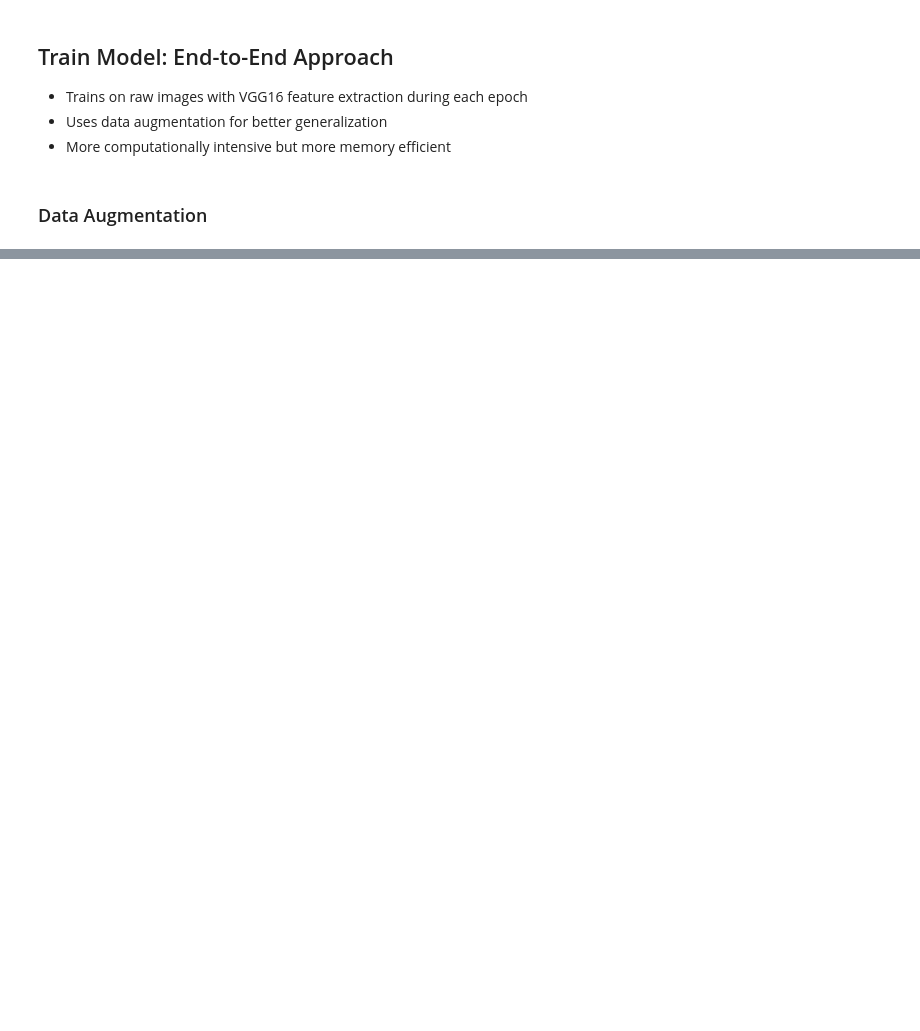
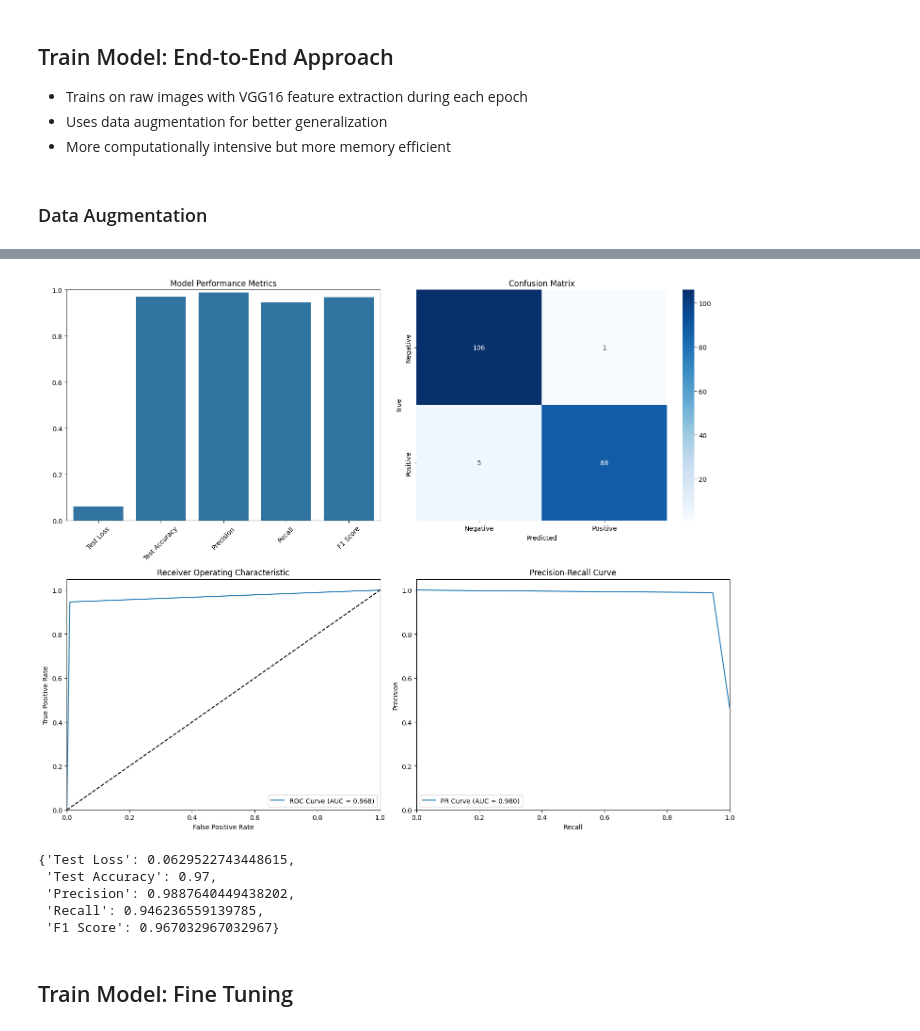
Before and after one commit to akatelync/ml-boilerplate, a Jupyter notebook: notebooks/cnn.ipynb, the cells around one changed output, grey strips where cells are left out. Cells and saved outputs as stored; diff of their text form; code cells hidden in the pictures; blank space fills up the shorter version.

```diff
--- a/notebooks/cnn.ipynb
+++ b/notebooks/cnn.ipynb
@@ -424,0 +490,11 @@ eval_metrics = evaluate_model(
+# %%
+visualize_model_evaluation(eval_metrics, is_regression=False)
+# %% [output]
+[figure, added]
+{'Test Loss': 0.0629522743448615,
+ 'Test Accuracy': 0.97,
+ 'Precision': 0.9887640449438202,
+ 'Recall': 0.946236559139785,
+ 'F1 Score': 0.967032967032967}
+# %% [markdown]
+## Train Model: Fine Tuning
```
Also changed, not shown: parts of 13 cells of this notebook, 4 other files.
